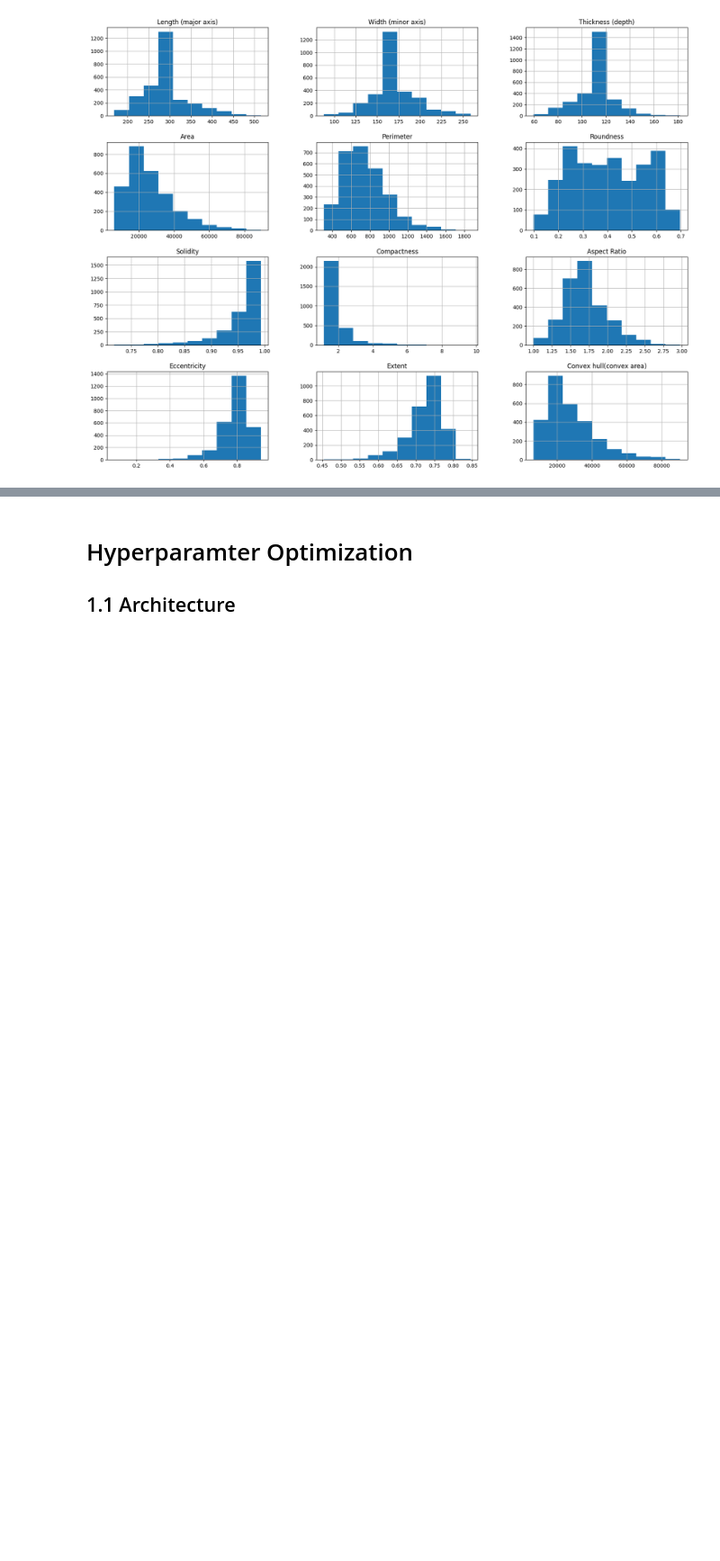
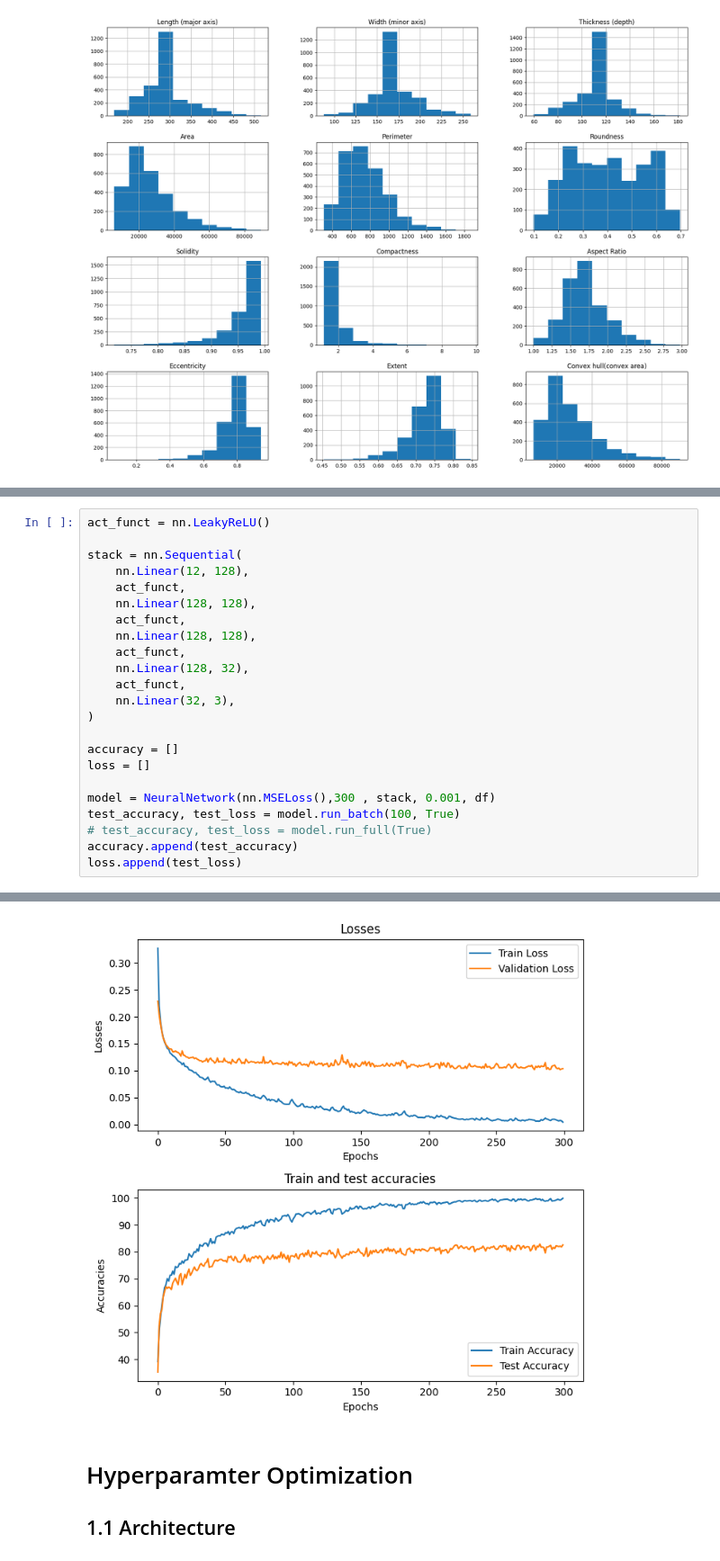
Before and after one commit to Klairgo/COS-711-Assignment-2, a Jupyter notebook: u21555258.ipynb, the cells around one changed output, grey strips where cells are left out. Shown at 90% size. Cells and saved outputs as stored; diff of their text form; blank space fills up the shorter version.

```diff
--- a/u21555258.ipynb
+++ b/u21555258.ipynb
@@ -533,0 +484,24 @@ class NeuralNetwork():
+# %%
+act_funct = nn.LeakyReLU()
+
+stack = nn.Sequential(
+    nn.Linear(12, 128),
+    act_funct,
+    nn.Linear(128, 128),
+    act_funct,
+    nn.Linear(128, 128),
+    act_funct,
+    nn.Linear(128, 32),
+    act_funct,
+    nn.Linear(32, 3),
+)
+
+accuracy = []
+loss = []
+
+model = NeuralNetwork(nn.MSELoss(),300 , stack, 0.001, df)
+test_accuracy, test_loss = model.run_batch(100, True)
+# test_accuracy, test_loss = model.run_full(True)
+accuracy.append(test_accuracy)
+loss.append(test_loss)
+# %% [output]
@@ -534,3 +519,4 @@ class NeuralNetwork():
+[figure, added]
 # %% [markdown]
 # Hyperparamter Optimization
 ## 1.1 Architecture
```
Also changed, not shown: parts of 19 cells of this notebook.
